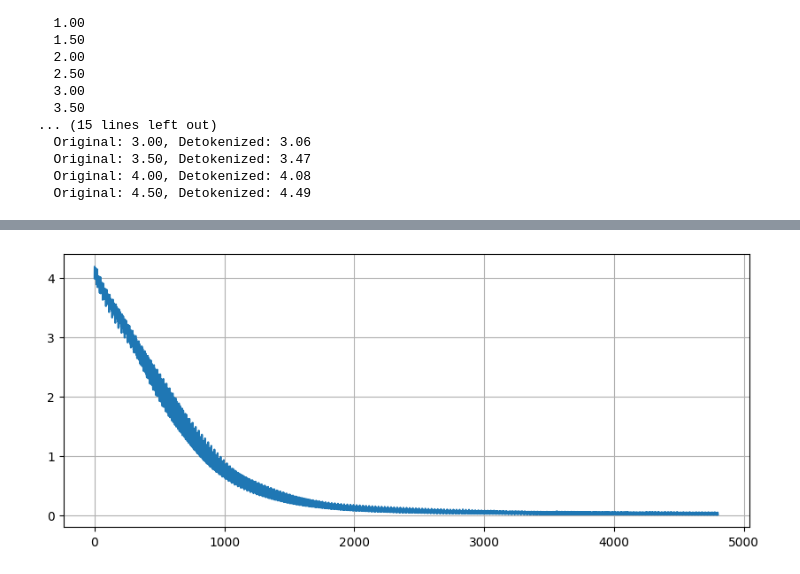
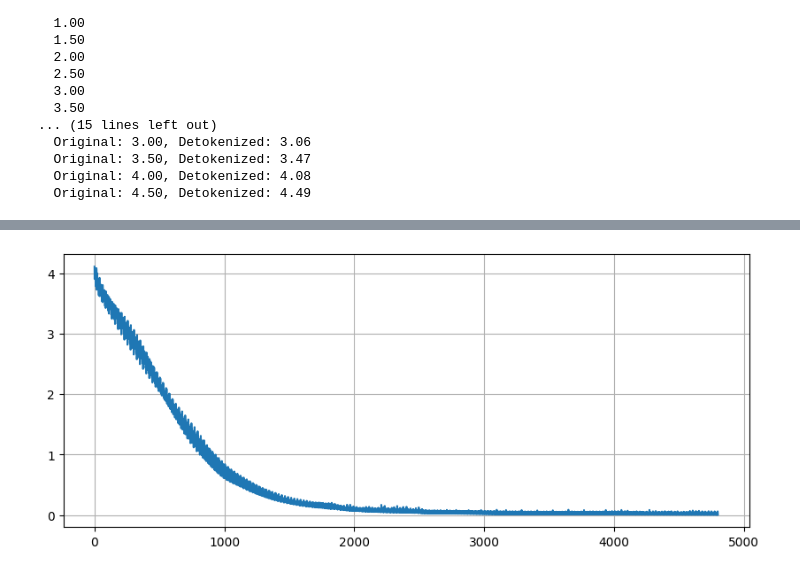
Before and after one commit to Bryce-R/ML, a Jupyter notebook: SimpleDecoderTransformer.ipynb, the cells around one changed output, grey strips where cells are left out. Saved outputs shown, nothing was run; the diff lists cells and outputs as text; code cells hidden in the pictures.

```diff
--- a/SimpleDecoderTransformer.ipynb
+++ b/SimpleDecoderTransformer.ipynb
@@ -229,7 +229,7 @@ First 10 original velocity values (batch 0):
 
 
 seq_len = 30
-model = TinyDecoderOnlyTransformer(vocab, d_model=8, n_heads=4, d_ff=32, n_layers=2, seq_len=seq_len)
+model = TinyDecoderOnlyTransformer(vocab, d_model=8, n_heads=4, d_ff=32, n_layers=4, seq_len=seq_len)
 model.to(device)
 history_len = 10
 step = 50
@@ -290 +290 @@ Epoch 190, Step 0, Loss 0.036750759929418564
-[figure, old version]
+[figure, new version]
```
Also changed, not shown: parts of 4 cells of this notebook.
